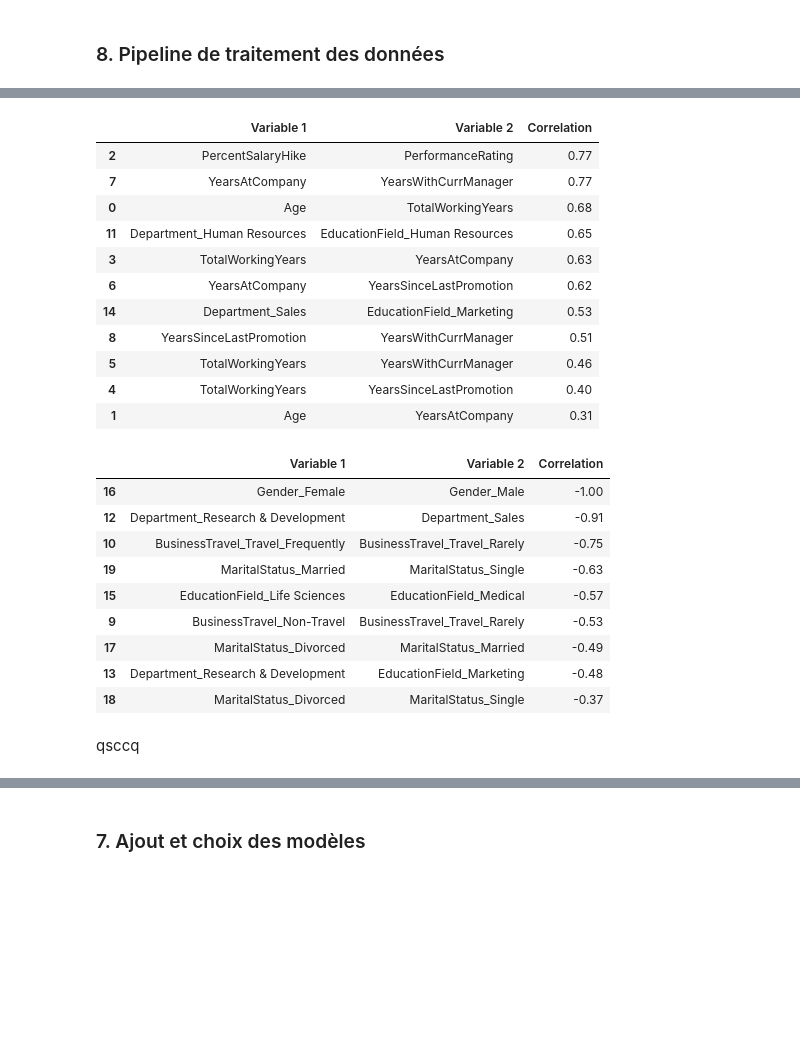
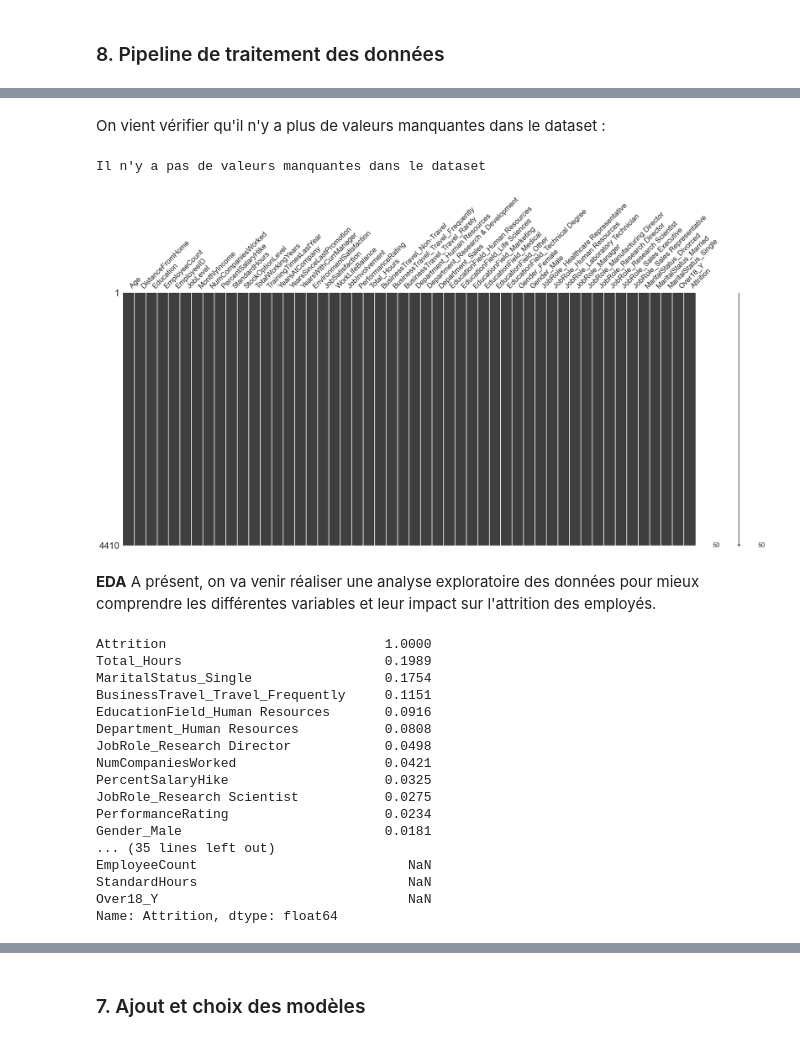
Before and after one commit to warren-gaure/projet-ia, a Jupyter notebook: notebooks/Livrable.ipynb, the cells around one changed output, grey strips where cells are left out. Drawn from its saved outputs; the diff is of its cells as text; code cells hidden in the pictures; blank space fills up the shorter version.

```diff
--- a/notebooks/Livrable.ipynb
+++ b/notebooks/Livrable.ipynb
@@ -507,31 +415,34 @@ Paires de variables avec une corrélation significative :
-# %%
-# Display both dataframes
-positive_corr_df
-# %% [output]
-|  | Variable 1 | Variable 2 | Correlation |
-| 2 | PercentSalaryHike | PerformanceRating | 0.77 |
-| 7 | YearsAtCompany | YearsWithCurrManager | 0.77 |
-| 0 | Age | TotalWorkingYears | 0.68 |
-| 11 | Department_Human Resources | EducationField_Human Resources | 0.65 |
-| 3 | TotalWorkingYears | YearsAtCompany | 0.63 |
-| 6 | YearsAtCompany | YearsSinceLastPromotion | 0.62 |
-| 14 | Department_Sales | EducationField_Marketing | 0.53 |
-| 8 | YearsSinceLastPromotion | YearsWithCurrManager | 0.51 |
-| 5 | TotalWorkingYears | YearsWithCurrManager | 0.46 |
-| 4 | TotalWorkingYears | YearsSinceLastPromotion | 0.40 |
-| 1 | Age | YearsAtCompany | 0.31 |
-# %%
-negative_corr_df
-# %% [output]
-|  | Variable 1 | Variable 2 | Correlation |
-| 16 | Gender_Female | Gender_Male | -1.00 |
-| 12 | Department_Research & Development | Department_Sales | -0.91 |
-| 10 | BusinessTravel_Travel_Frequently | BusinessTravel_Travel_Rarely | -0.75 |
-| 19 | MaritalStatus_Married | MaritalStatus_Single | -0.63 |
-| 15 | EducationField_Life Sciences | EducationField_Medical | -0.57 |
-| 9 | BusinessTravel_Non-Travel | BusinessTravel_Travel_Rarely | -0.53 |
-| 17 | MaritalStatus_Divorced | MaritalStatus_Married | -0.49 |
-| 13 | Department_Research & Development | EducationField_Marketing | -0.48 |
-| 18 | MaritalStatus_Divorced | MaritalStatus_Single | -0.37 |
-# %% [markdown]
-qsccq
+# %% [markdown]
+On vient vérifier qu'il n'y a plus de valeurs manquantes dans le dataset :
+# %%
+check_missing_values(processed_df)
+# %% [output]
+Il n'y a pas de valeurs manquantes dans le dataset
+[figure, added]
+# %% [markdown]
+**EDA** A présent, on va venir réaliser une analyse exploratoire des données pour mieux comprendre les différentes variables et leur impact sur l'attrition des employés.
+# %%
+# On vient récupérer les coefficients de corrélation de Pearson entre les différentes variables (relation linéaire)
+correlation_matrix = processed_df.corr()
+correlation_with_attrition = correlation_matrix['Attrition'].sort_values(ascending=False)
+
+# Valeurs de corrélation avec la variable cible
+print(correlation_with_attrition)
+# %% [output]
+Attrition                            1.0000
+Total_Hours                          0.1989
+MaritalStatus_Single                 0.1754
+BusinessTravel_Travel_Frequently     0.1151
+EducationField_Human Resources       0.0916
+Department_Human Resources           0.0808
+JobRole_Research Director            0.0498
+NumCompaniesWorked                   0.0421
+PercentSalaryHike                    0.0325
+JobRole_Research Scientist           0.0275
+PerformanceRating                    0.0234
+Gender_Male                          0.0181
+... (35 lines left out)
+EmployeeCount                           NaN
+StandardHours                           NaN
+Over18_Y                                NaN
+Name: Attrition, dtype: float64
```
Also changed, not shown: parts of 29 cells of this notebook.
